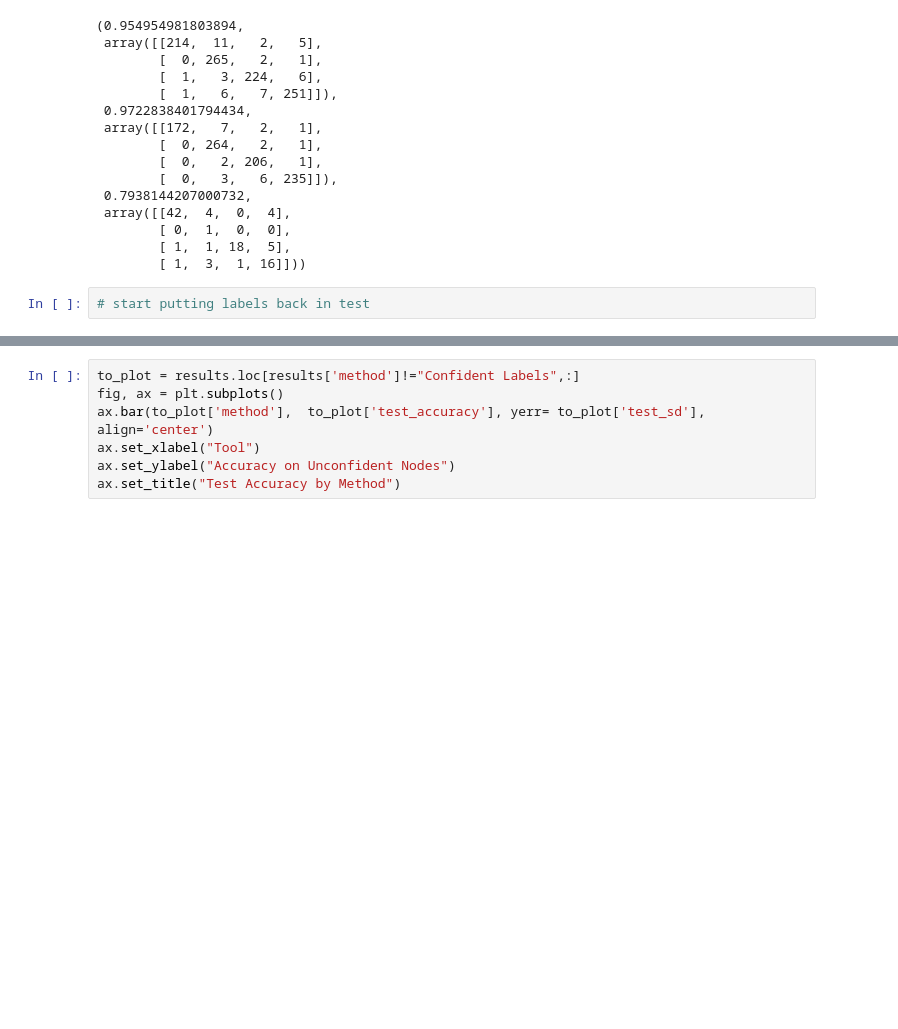
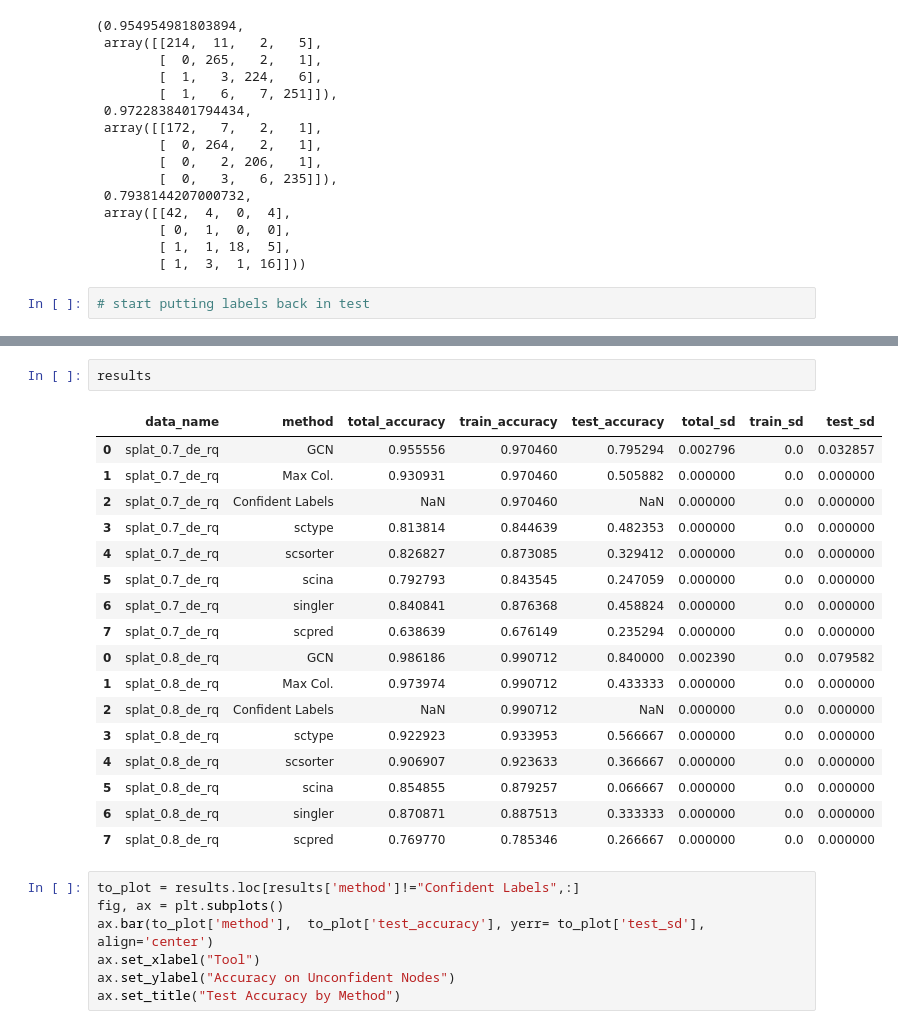
Before and after one commit to lewinsohndp/scSHARP, a Jupyter notebook: model.ipynb, the cells around one changed output, grey strips where cells are left out. Cells and saved outputs as stored; diff of their text form; blank space fills up the shorter version.

```diff
--- a/model.ipynb
+++ b/model.ipynb
@@ -255,3 +264,23 @@ results
+# %%
+results
+# %% [output]
+|  | data_name | method | total_accuracy | train_accuracy | test_accuracy | total_sd | train_sd | test_sd |
+| 0 | splat_0.7_de_rq | GCN | 0.955556 | 0.970460 | 0.795294 | 0.002796 | 0.0 | 0.032857 |
+| 1 | splat_0.7_de_rq | Max Col. | 0.930931 | 0.970460 | 0.505882 | 0.000000 | 0.0 | 0.000000 |
+| 2 | splat_0.7_de_rq | Confident Labels | NaN | 0.970460 | NaN | 0.000000 | 0.0 | 0.000000 |
+| 3 | splat_0.7_de_rq | sctype | 0.813814 | 0.844639 | 0.482353 | 0.000000 | 0.0 | 0.000000 |
+| 4 | splat_0.7_de_rq | scsorter | 0.826827 | 0.873085 | 0.329412 | 0.000000 | 0.0 | 0.000000 |
+| 5 | splat_0.7_de_rq | scina | 0.792793 | 0.843545 | 0.247059 | 0.000000 | 0.0 | 0.000000 |
+| 6 | splat_0.7_de_rq | singler | 0.840841 | 0.876368 | 0.458824 | 0.000000 | 0.0 | 0.000000 |
+| 7 | splat_0.7_de_rq | scpred | 0.638639 | 0.676149 | 0.235294 | 0.000000 | 0.0 | 0.000000 |
+| 0 | splat_0.8_de_rq | GCN | 0.986186 | 0.990712 | 0.840000 | 0.002390 | 0.0 | 0.079582 |
+| 1 | splat_0.8_de_rq | Max Col. | 0.973974 | 0.990712 | 0.433333 | 0.000000 | 0.0 | 0.000000 |
+| 2 | splat_0.8_de_rq | Confident Labels | NaN | 0.990712 | NaN | 0.000000 | 0.0 | 0.000000 |
+| 3 | splat_0.8_de_rq | sctype | 0.922923 | 0.933953 | 0.566667 | 0.000000 | 0.0 | 0.000000 |
+| 4 | splat_0.8_de_rq | scsorter | 0.906907 | 0.923633 | 0.366667 | 0.000000 | 0.0 | 0.000000 |
+| 5 | splat_0.8_de_rq | scina | 0.854855 | 0.879257 | 0.066667 | 0.000000 | 0.0 | 0.000000 |
+| 6 | splat_0.8_de_rq | singler | 0.870871 | 0.887513 | 0.333333 | 0.000000 | 0.0 | 0.000000 |
+| 7 | splat_0.8_de_rq | scpred | 0.769770 | 0.785346 | 0.266667 | 0.000000 | 0.0 | 0.000000 |
 # %%
 to_plot = results.loc[results['method']!="Confident Labels",:]
 fig, ax = plt.subplots()
```
Also changed, not shown: parts of 3 cells of this notebook, 9 other files.
